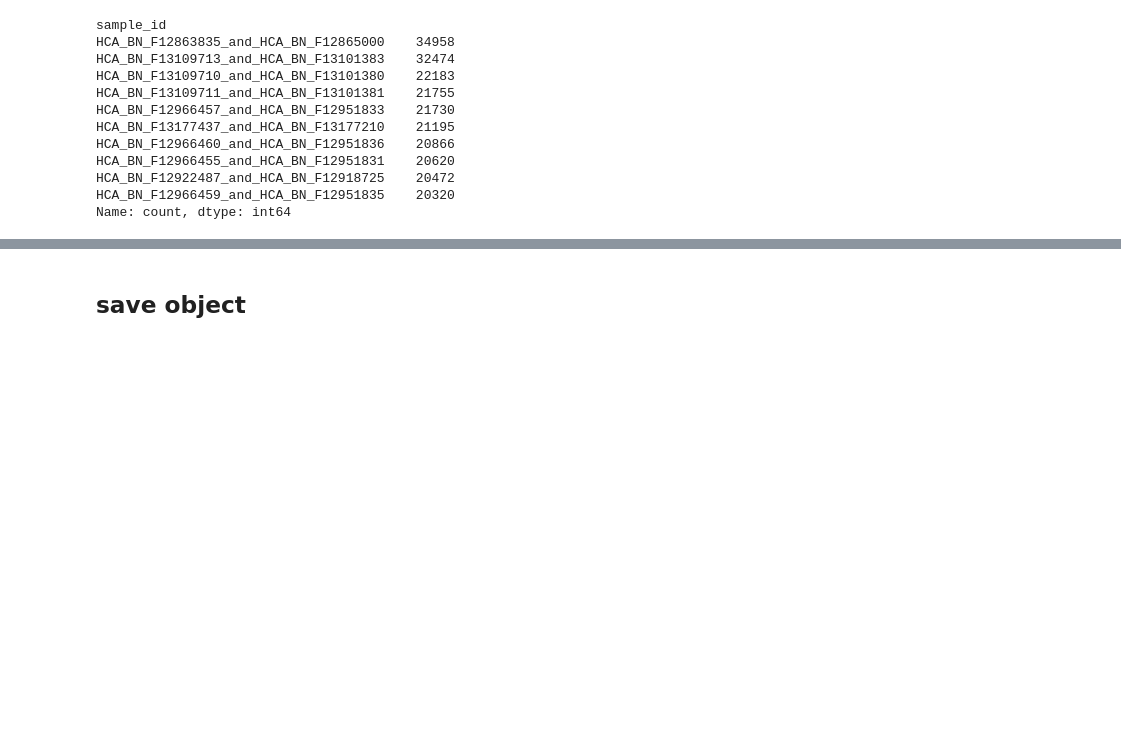
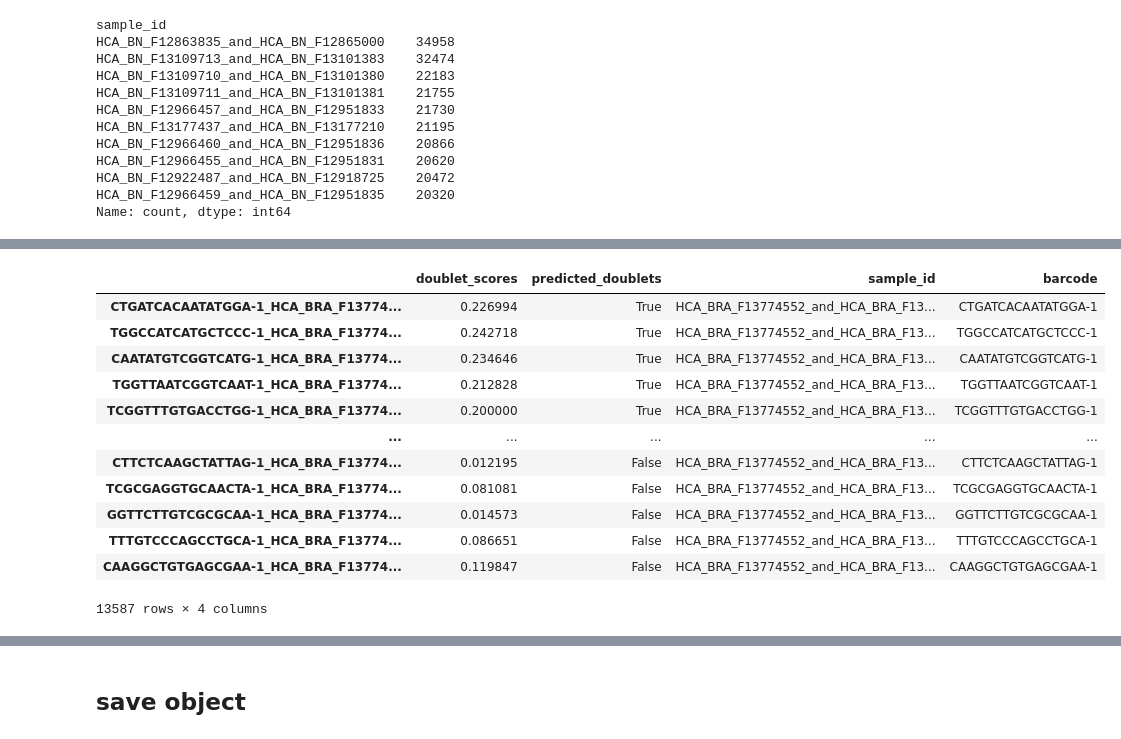
Before and after one commit to haniffalab/cns-haematopoiesis, a Jupyter notebook: analysis/01_preprocess_scRNAseq/combined_anndata_object_generation.ipynb, the cells around one changed output, grey strips where cells are left out. Saved outputs shown, nothing was run; the diff lists cells and outputs as text; code cells hidden in the pictures; blank space fills up the shorter version.

```diff
--- a/analysis/01_preprocess_scRNAseq/combined_anndata_object_generation.ipynb
+++ b/analysis/01_preprocess_scRNAseq/combined_anndata_object_generation.ipynb
@@ -184,4 +249,20 @@ AnnData object with n_obs × n_vars = 13587 × 36601
     var: 'SYMBOL'
+# %%
+meninges_sample.obs
+# %% [output]
+|  | doublet_scores | predicted_doublets | sample_id | barcode |
+| CTGATCACAATATGGA-1_HCA_BRA_F13774... | 0.226994 | True | HCA_BRA_F13774552_and_HCA_BRA_F13... | CTGATCACAATATGGA-1 |
+| TGGCCATCATGCTCCC-1_HCA_BRA_F13774... | 0.242718 | True | HCA_BRA_F13774552_and_HCA_BRA_F13... | TGGCCATCATGCTCCC-1 |
+| CAATATGTCGGTCATG-1_HCA_BRA_F13774... | 0.234646 | True | HCA_BRA_F13774552_and_HCA_BRA_F13... | CAATATGTCGGTCATG-1 |
+| TGGTTAATCGGTCAAT-1_HCA_BRA_F13774... | 0.212828 | True | HCA_BRA_F13774552_and_HCA_BRA_F13... | TGGTTAATCGGTCAAT-1 |
+| TCGGTTTGTGACCTGG-1_HCA_BRA_F13774... | 0.200000 | True | HCA_BRA_F13774552_and_HCA_BRA_F13... | TCGGTTTGTGACCTGG-1 |
+| ... | ... | ... | ... | ... |
+| CTTCTCAAGCTATTAG-1_HCA_BRA_F13774... | 0.012195 | False | HCA_BRA_F13774552_and_HCA_BRA_F13... | CTTCTCAAGCTATTAG-1 |
+| TCGCGAGGTGCAACTA-1_HCA_BRA_F13774... | 0.081081 | False | HCA_BRA_F13774552_and_HCA_BRA_F13... | TCGCGAGGTGCAACTA-1 |
+| GGTTCTTGTCGCGCAA-1_HCA_BRA_F13774... | 0.014573 | False | HCA_BRA_F13774552_and_HCA_BRA_F13... | GGTTCTTGTCGCGCAA-1 |
+| TTTGTCCCAGCCTGCA-1_HCA_BRA_F13774... | 0.086651 | False | HCA_BRA_F13774552_and_HCA_BRA_F13... | TTTGTCCCAGCCTGCA-1 |
+| CAAGGCTGTGAGCGAA-1_HCA_BRA_F13774... | 0.119847 | False | HCA_BRA_F13774552_and_HCA_BRA_F13... | CAAGGCTGTGAGCGAA-1 |
+13587 rows × 4 columns
 # %%
 meninges_skull=anndata.concat([adata,meninges_sample])
 # %%
```
Also changed, not shown: parts of 40 cells of this notebook, 4 other files.
